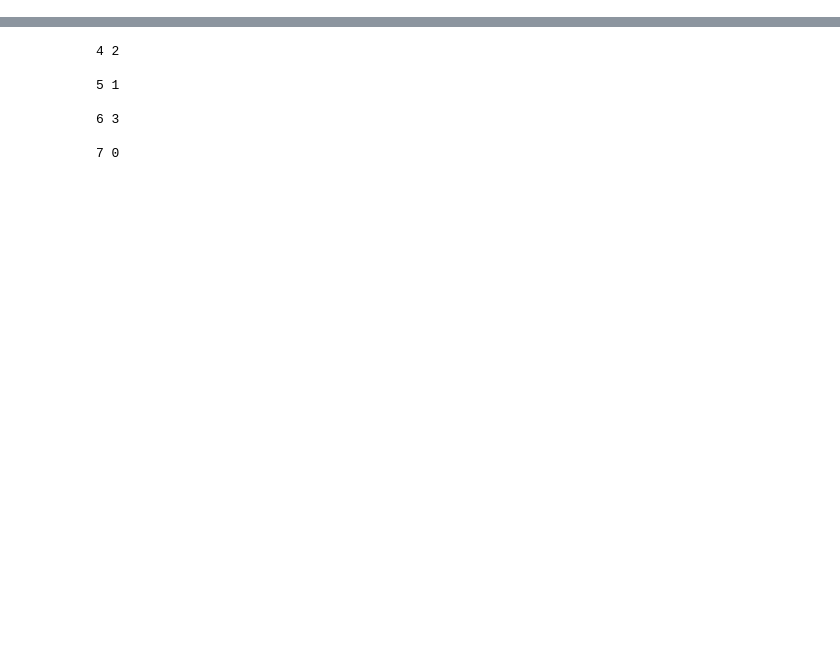
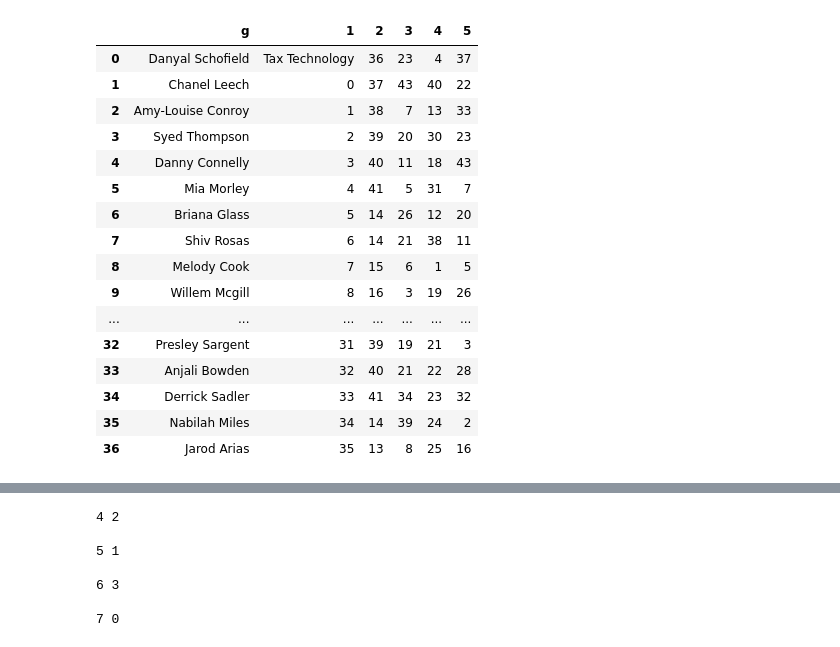
Before and after one commit to fleadsom/internHackathon, a Jupyter notebook: gale_shapley.ipynb, the cells around one changed output, grey strips where cells are left out. Drawn from its saved outputs; the diff is of its cells as text; code cells hidden in the pictures; blank space fills up the shorter version.

```diff
--- a/gale_shapley.ipynb
+++ b/gale_shapley.ipynb
@@ -74,0 +82,11 @@ change_column_names(gps)
+# %%
+def get_mappings(df):
+
+    # create numerical values to map to
+    mapping = pd.Series(df.iloc[:,0].unique())
+    mapping = mapping.to_dict()
+
+    # flip dictionary
+    inv_mapping = {v: k for k, v in mapping.items()}
+
+    return inv_mapping
@@ -75 +113,23 @@ change_column_names(gps)
+# %%
+# replace all values in dataframe
+gps.replace(get_mappings(rps), inplace=True)
+gps.replace(get_mappings(gps))
+# %% [output]
+|  | g | 1 | 2 | 3 | 4 | 5 |
+| 0 | Danyal Schofield | Tax Technology | 36 | 23 | 4 | 37 |
+| 1 | Chanel Leech | 0 | 37 | 43 | 40 | 22 |
+| 2 | Amy-Louise Conroy | 1 | 38 | 7 | 13 | 33 |
+| 3 | Syed Thompson | 2 | 39 | 20 | 30 | 23 |
+| 4 | Danny Connelly | 3 | 40 | 11 | 18 | 43 |
+| 5 | Mia Morley | 4 | 41 | 5 | 31 | 7 |
+| 6 | Briana Glass | 5 | 14 | 26 | 12 | 20 |
+| 7 | Shiv Rosas | 6 | 14 | 21 | 38 | 11 |
+| 8 | Melody Cook | 7 | 15 | 6 | 1 | 5 |
+| 9 | Willem Mcgill | 8 | 16 | 3 | 19 | 26 |
+| ... | ... | ... | ... | ... | ... | ... |
+| 32 | Presley Sargent | 31 | 39 | 19 | 21 | 3 |
+| 33 | Anjali Bowden | 32 | 40 | 21 | 22 | 28 |
+| 34 | Derrick Sadler | 33 | 41 | 34 | 23 | 32 |
+| 35 | Nabilah Miles | 34 | 14 | 39 | 24 | 2 |
+| 36 | Jarod Arias | 35 | 13 | 8 | 25 | 16 |
 # %%
```
Also changed, not shown: parts of 10 cells of this notebook, 1 other file.
